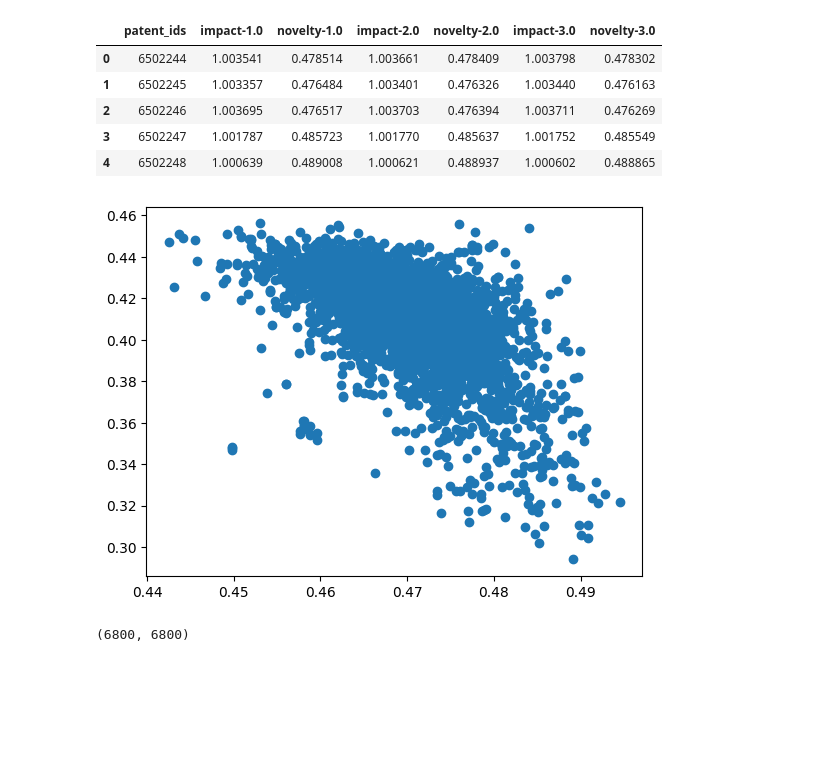
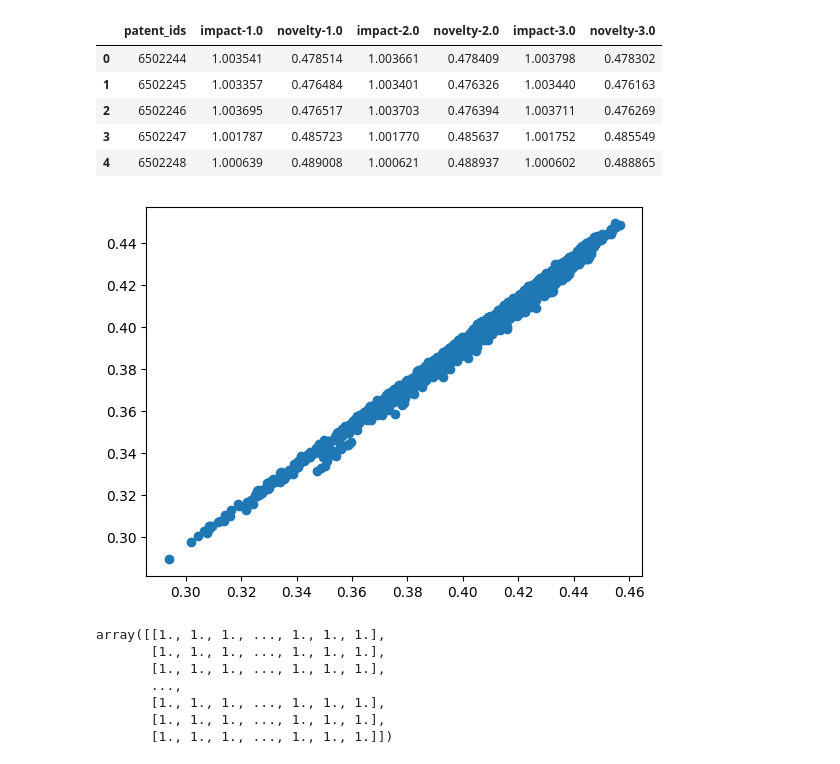
Before and after one commit to smildiner/green-patents, a Jupyter notebook: preprocessing/01_get_embeddings.ipynb, the cells around one changed output. Saved outputs shown, nothing was run; the diff lists cells and outputs as text; code cells hidden in the pictures; blank space fills up the shorter version.

```diff
--- a/preprocessing/01_get_embeddings.ipynb
+++ b/preprocessing/01_get_embeddings.ipynb
@@ -730,17 +566,24 @@ impact_tfidf.head()
 | 3 | 6502247 | 1.001787 | 0.485723 | 1.001770 | 0.485637 | 1.001752 | 0.485549 |
 | 4 | 6502248 | 1.000639 | 0.489008 | 1.000621 | 0.488937 | 1.000602 | 0.488865 |
 # %%
-# import matplotlib.pyplot as plt
+import matplotlib.pyplot as plt
 # plt.subplot()
 # plt.scatter(x=impact_tfidf["impact-1.0"],y=impact_doc2vec["impact-1.0"])
 # plt.show()
 
-plt.scatter(x=impact_tfidf["novelty-1.0"],y=impact_doc2vec["novelty-1.0"])
+# plt.scatter(x=impact_doc2vec["impact-1.0"],y=impact_doc2vec["impact-3.0"])
+# plt.show()
+
+plt.scatter(x=impact_doc2vec["novelty-1.0"],y=impact_doc2vec["novelty-3.0"])
 plt.show()
 # %% [output]
-[figure, old version]
+[figure, new version]
 # %%
-import numpy as np
-np.corrcoef(impact_tfidf,impact_doc2vec)
 # %% [output]
-(6800, 6800)
+array([[1., 1., 1., ..., 1., 1., 1.],
+       [1., 1., 1., ..., 1., 1., 1.],
+       [1., 1., 1., ..., 1., 1., 1.],
+       ...,
+       [1., 1., 1., ..., 1., 1., 1.],
+       [1., 1., 1., ..., 1., 1., 1.],
+       [1., 1., 1., ..., 1., 1., 1.]])
```
Also changed, not shown: parts of 9 cells of this notebook, 1 other file.
